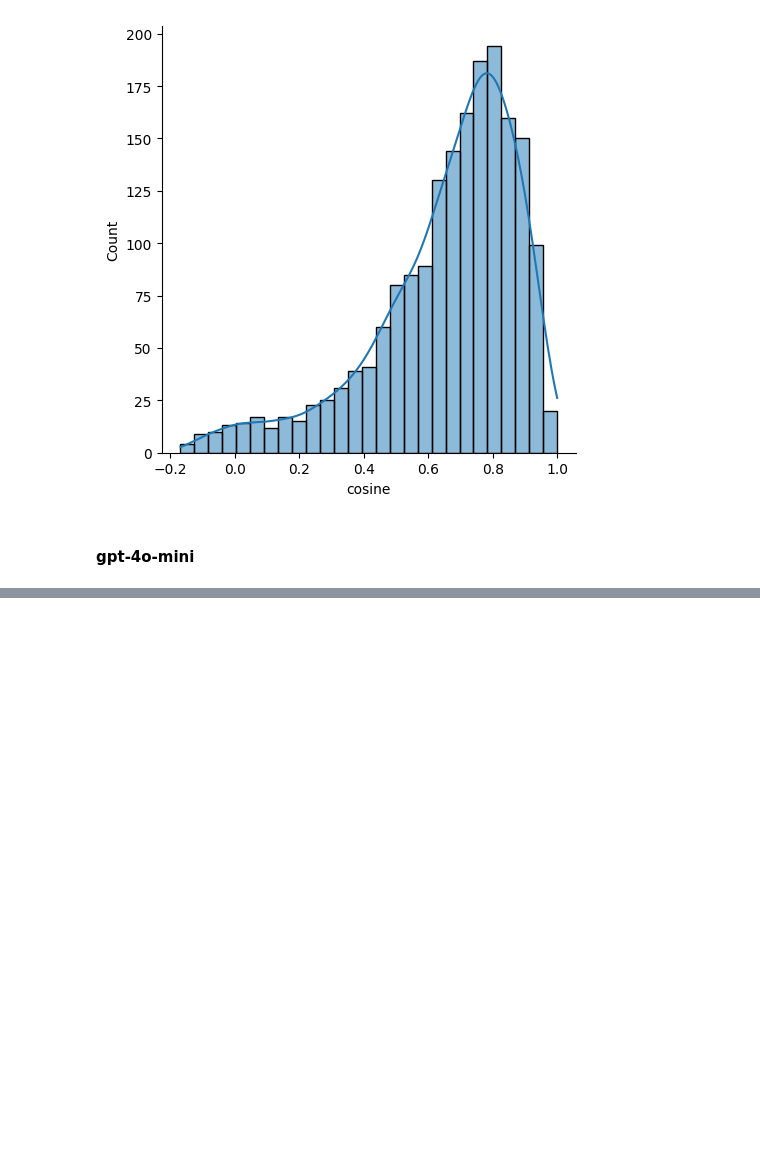
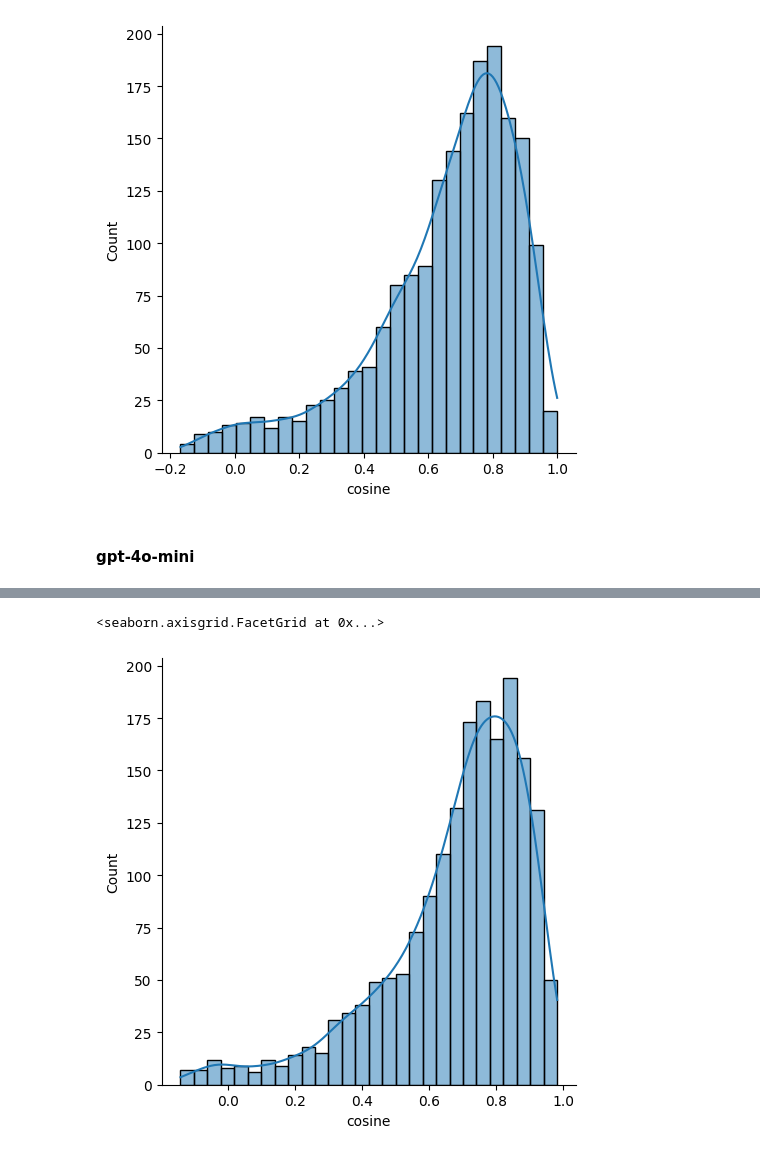
Before and after one commit to okellodaniel/llm-scholar, a Jupyter notebook: 04-Monitoring/offline_evaluation.ipynb, the cells around one changed output, grey strips where cells are left out. Saved outputs shown, nothing was run; the diff lists cells and outputs as text; code cells hidden in the pictures; blank space fills up the shorter version.

```diff
--- a/04-Monitoring/offline_evaluation.ipynb
+++ b/04-Monitoring/offline_evaluation.ipynb
@@ -498,0 +517,9 @@ results_gpt4o_mini
+# %%
+similarity_4o_mini = []
+
+for i, record in enumerate(results_gpt4o_mini):
+    sim = compute_similarity(record)
+    similarity_4o_mini.append(sim)
+# %%
+df_gpt4o_mini['cosine'] = similarity_4o_mini
+df_gpt4o_mini['cosine'].describe()
@@ -498,0 +536,5 @@ results_gpt4o_mini
+# %%
+sns.displot(df_gpt4o_mini['cosine'],kde=True)
+# %% [output]
+<seaborn.axisgrid.FacetGrid at 0x...>
+[figure, added]
```
Also changed, not shown: parts of 23 cells of this notebook, 2 other files.
